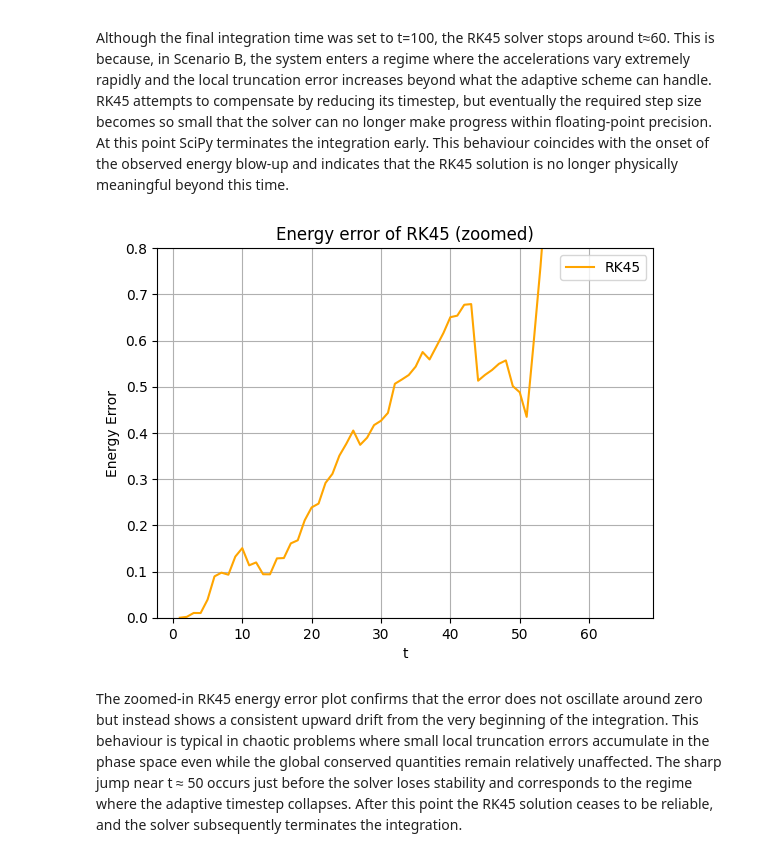
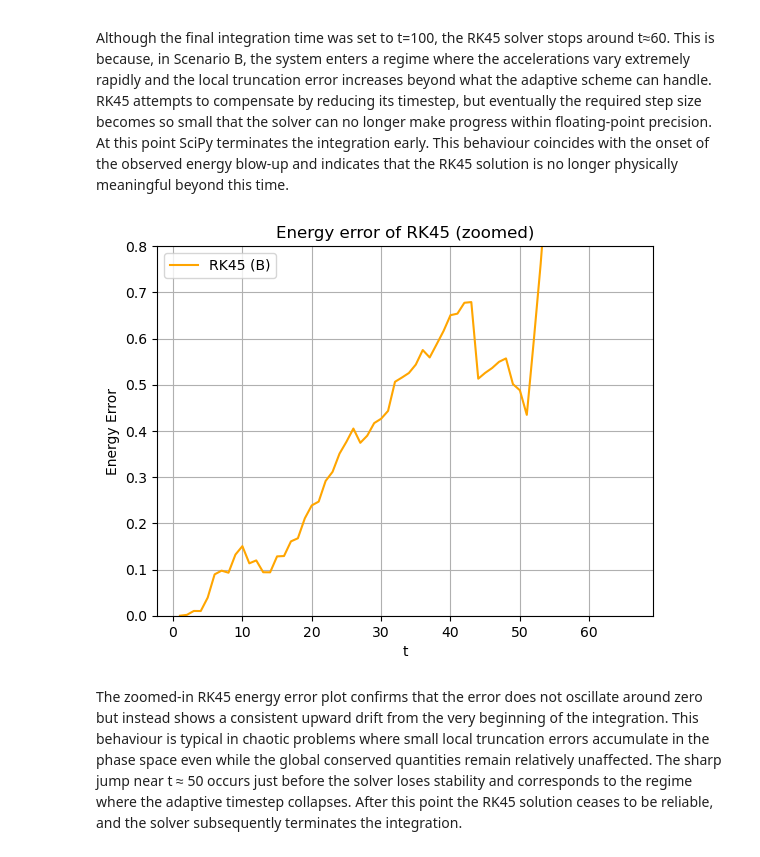
Before and after one commit to casafeng/ThreeBodyProblem, a Jupyter notebook: Stochastic Processes and Simulations in Natural Sciences - Projects.ipynb, the cells around one changed output. Saved outputs shown, nothing was run; the diff lists cells and outputs as text; code cells hidden in the pictures.

```diff
--- a/Stochastic Processes and Simulations in Natural Sciences - Projects.ipynb
+++ b/Stochastic Processes and Simulations in Natural Sciences - Projects.ipynb
@@ -821,22 +784,23 @@ v3y_rk45 = solution.y[11]
 # %%
-E_rk4 = total_energy(p1x_rk4, p1y_rk4, v1x_rk4, v1y_rk4,
-                     p2x_rk4, p2y_rk4, v2x_rk4, v2y_rk4,
-                     p3x_rk4, p3y_rk4, v3x_rk4, v3y_rk4,
-                     m1B, m2B, m3B)
 
-E_rk45 = total_energy(p1x_rk45, p1y_rk45, v1x_rk45, v1y_rk45,
-                      p2x_rk45, p2y_rk45, v2x_rk45, v2y_rk45,
-                      p3x_rk45, p3y_rk45, v3x_rk45, v3y_rk45,
-                      m1B, m2B, m3B)
+E_rk4_B = total_energy(p1x_rk4_B, p1y_rk4_B, v1x_rk4_B, v1y_rk4_B,
+                       p2x_rk4_B, p2y_rk4_B, v2x_rk4_B, v2y_rk4_B,
+                       p3x_rk4_B, p3y_rk4_B, v3x_rk4_B, v3y_rk4_B,
+                       m1B, m2B, m3B)
 
-E0_rk4 = E_rk4[0]
-E0_rk45 = E_rk45[0]
+E_rk45_B = total_energy(p1x_rk45_B, p1y_rk45_B, v1x_rk45_B, v1y_rk45_B,
+                        p2x_rk45_B, p2y_rk45_B, v2x_rk45_B, v2y_rk45_B,
+                        p3x_rk45_B, p3y_rk45_B, v3x_rk45_B, v3y_rk45_B,
+                        m1B, m2B, m3B)
 
-rel_err_rk4  = (E_rk4  - E0_rk4)  / E0_rk4
-rel_err_rk45 = (E_rk45 - E0_rk45) / E0_rk45
+E0_rk4_B = E_rk4_B[0]
+E0_rk45_B = E_rk45_B[0]
 
-plt.plot(t_rk4,  rel_err_rk4,  label='RK4')
-plt.plot(t_rk45, rel_err_rk45, label='RK45')
+rel_err_rk4_B  = (E_rk4_B  - E0_rk4_B)  / E0_rk4_B
+rel_err_rk45_B = (E_rk45_B - E0_rk45_B) / E0_rk45_B
+
+plt.plot(t_rk4_B,  rel_err_rk4_B,  label='RK4 (B)')
+plt.plot(t_rk45_B, rel_err_rk45_B, label='RK45 (B)')
 plt.title("Energy error of RK45 and RK4 (Scenario B)")
 plt.xlabel('t')
 plt.ylabel('Energy Error')
@@ -853,16 +817,16 @@ In contrast, the RK45 energy error stays small around zero. Moreover, as we can
 Although the final integration time was set to t=100, the RK45 solver stops around t≈60. This is because, in Scenario B, the system enters a regime where the accelerations vary extremely rapidly and the local truncation error increases beyond what the adaptive scheme can handle. RK45 attempts to compensate by reducing its timestep, but eventually the required step size becomes so small that the solver can no longer make progress within floating-point precision. At this point SciPy terminates the integration early. This behaviour coincides with the onset of the observed energy blow-up and indicates that the RK45 solution is no longer physically meaningful beyond this time.
 # %%
 plt.figure()
-plt.plot(t_rk45, rel_err_rk45, color="orange", label="RK45",)
+plt.plot(t_rk45_B, rel_err_rk45_B, color="orange", label="RK45 (B)")
 plt.title("Energy error of RK45 (zoomed)")
 plt.xlabel("t")
 plt.ylabel("Energy Error")
 plt.ylim(-1e-5, 0.8)   # zoom around 0
 plt.grid(True)
 plt.legend()
 plt.show()
 # %% [output]
-[figure, old version]
+[figure, new version]
 # %% [markdown]
 The zoomed-in RK45 energy error plot confirms that the error does not oscillate around zero but instead shows a consistent upward drift from the very beginning of the integration. This behaviour is typical in chaotic problems where small local truncation errors accumulate in the phase space even while the global conserved quantities remain relatively unaffected. The sharp jump near t ≈ 50 occurs just before the solver loses stability and corresponds to the regime where the adaptive timestep collapses. After this point the RK45 solution ceases to be reliable, and the solver subsequently terminates the integration.
 # %%
```
Also changed, not shown: parts of 16 cells of this notebook.
